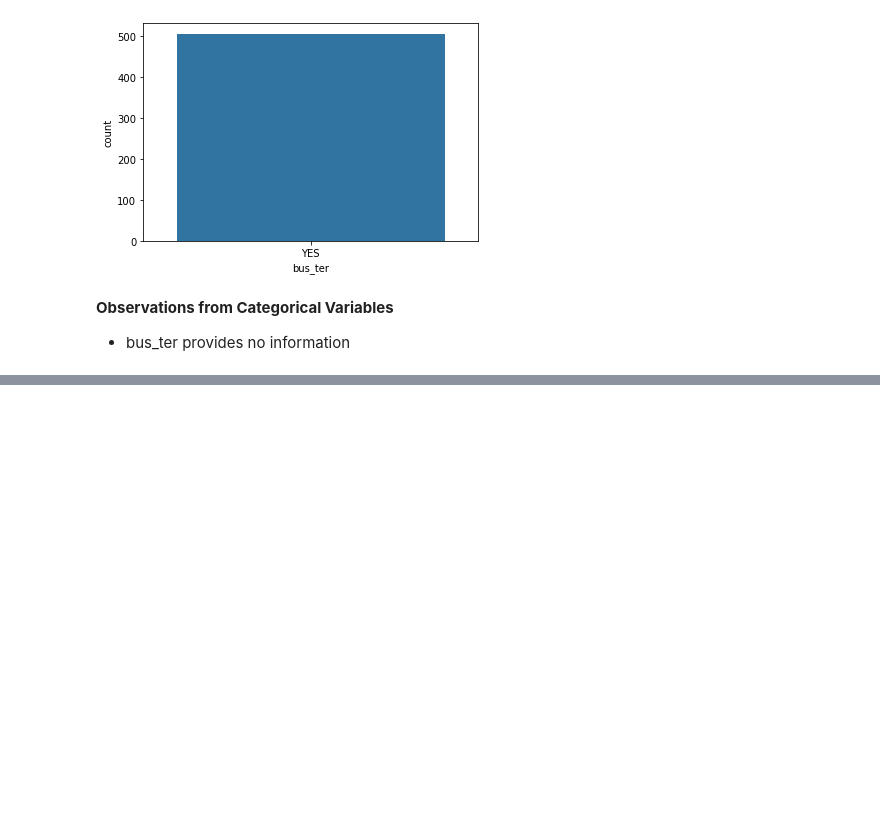
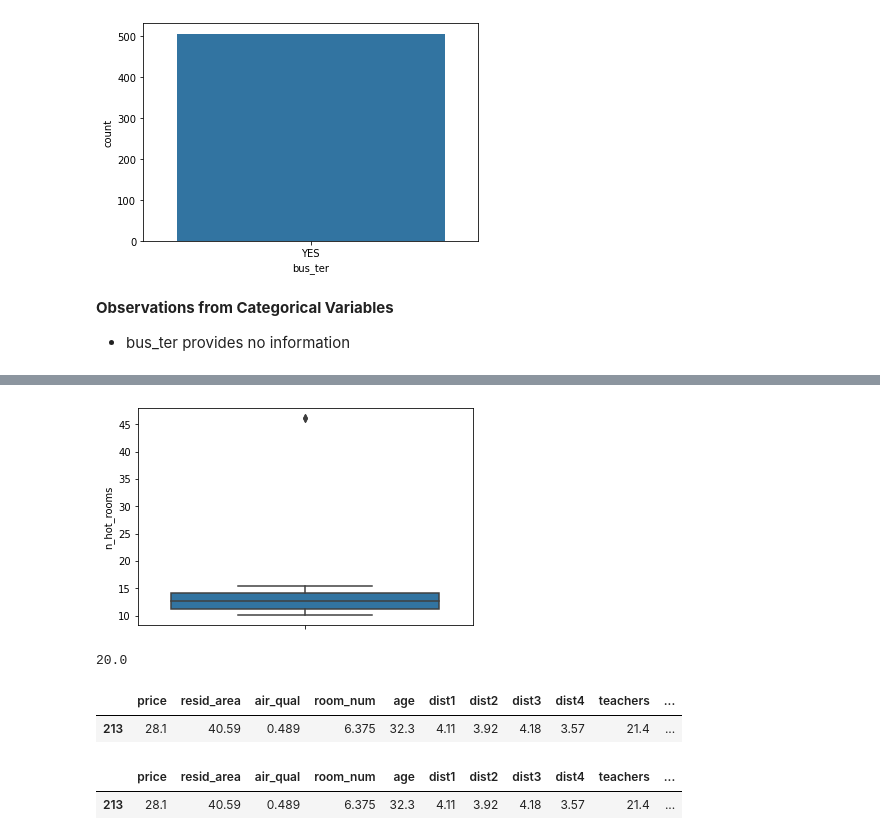
Before and after one commit to imdhruv99/Machine-Learning-Python, a Jupyter notebook: 06_Classification/01_Data_Preprocessing/DP.ipynb, the cells around one changed output, grey strips where cells are left out. Cells and saved outputs as stored; diff of their text form; code cells hidden in the pictures; blank space fills up the shorter version.

Commit message:
Completed Data Preprocessing for Classification Models

```diff
--- a/06_Classification/01_Data_Preprocessing/DP.ipynb
+++ b/06_Classification/01_Data_Preprocessing/DP.ipynb
@@ -91,0 +103,3 @@ sns.countplot(x='bus_ter', data = df);
+# %%
+upper_limit = np.percentile(df.n_hot_rooms, [99])[0]
+print(upper_limit)
@@ -91,0 +118,2 @@ sns.countplot(x='bus_ter', data = df);
+# %%
+df.n_hot_rooms[(df.n_hot_rooms > 3 * upper_limit)] = 3 * upper_limit
@@ -91,0 +131,15 @@ sns.countplot(x='bus_ter', data = df);
+# %%
+# upper hand outliers are gone now
+sns.boxplot(y="n_hot_rooms", data = df);
+# %% [output]
+[figure, added]
+# %%
+lower_limit = np.percentile(df.rainfall, [1])[0]
+print(lower_limit)
+# %% [output]
+20.0
+# %%
+df[(df.rainfall < lower_limit)]
+# %% [output]
+|  | price | resid_area | air_qual | room_num | age | dist1 | dist2 | dist3 | dist4 | teachers | ... |
+| 213 | 28.1 | 40.59 | 0.489 | 6.375 | 32.3 | 4.11 | 3.92 | 4.18 | 3.57 | 21.4 | ... |
@@ -91,0 +148,6 @@ sns.countplot(x='bus_ter', data = df);
+# %%
+# check rainfall again
+df[(df.rainfall < lower_limit)]
+# %% [output]
+|  | price | resid_area | air_qual | room_num | age | dist1 | dist2 | dist3 | dist4 | teachers | ... |
+| 213 | 28.1 | 40.59 | 0.489 | 6.375 | 32.3 | 4.11 | 3.92 | 4.18 | 3.57 | 21.4 | ... |
```
Also changed, not shown: parts of 24 cells of this notebook.
